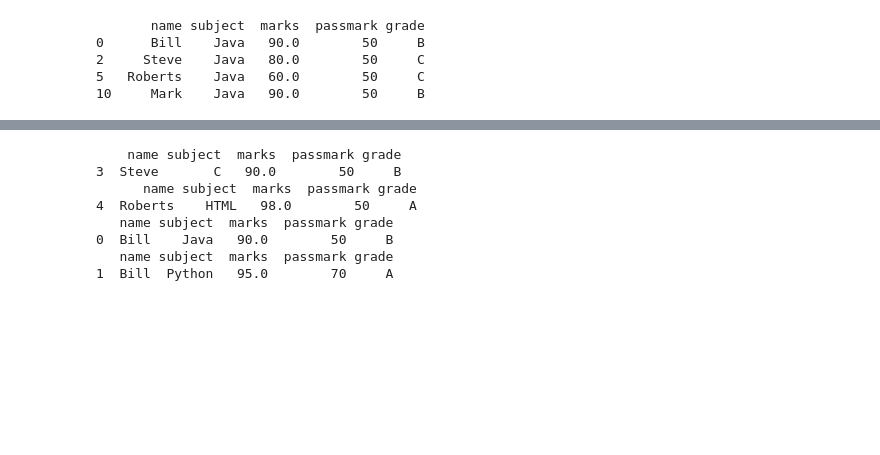
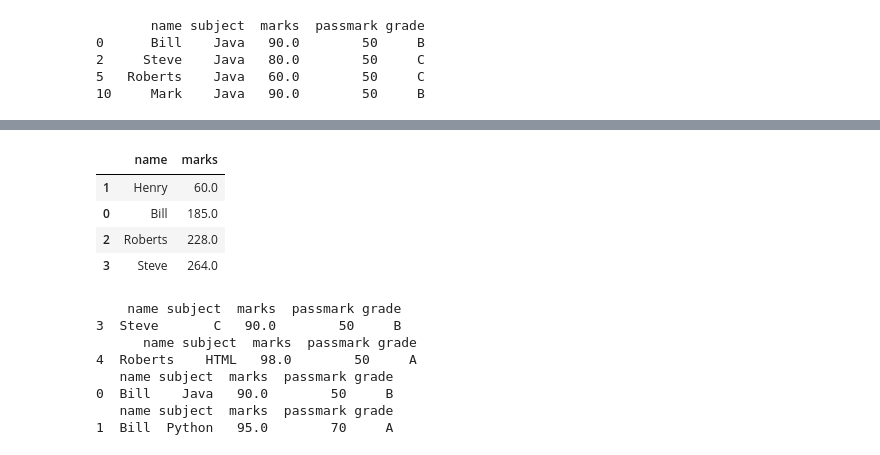
Before and after one commit to aripaka/DS_29_JUNE_2020, a Jupyter notebook: pandas/marks_df.ipynb, the cells around one changed output, grey strips where cells are left out. Drawn from its saved outputs; the diff is of its cells as text; code cells hidden in the pictures; blank space fills up the shorter version.

```diff
--- a/pandas/marks_df.ipynb
+++ b/pandas/marks_df.ipynb
@@ -1004,3 +1033,11 @@ name_g.nlargest(2,'marks')
+# %%
+name_g.sort_values('marks')
+# %% [output]
+|  | name | marks |
+| 1 | Henry | 60.0 |
+| 0 | Bill | 185.0 |
+| 2 | Roberts | 228.0 |
+| 3 | Steve | 264.0 |
 # %%
 sub_g = df.groupby('subject')
 for g in sub_g.groups:
```
Also changed, not shown: parts of 10 cells of this notebook, 1 other file.
